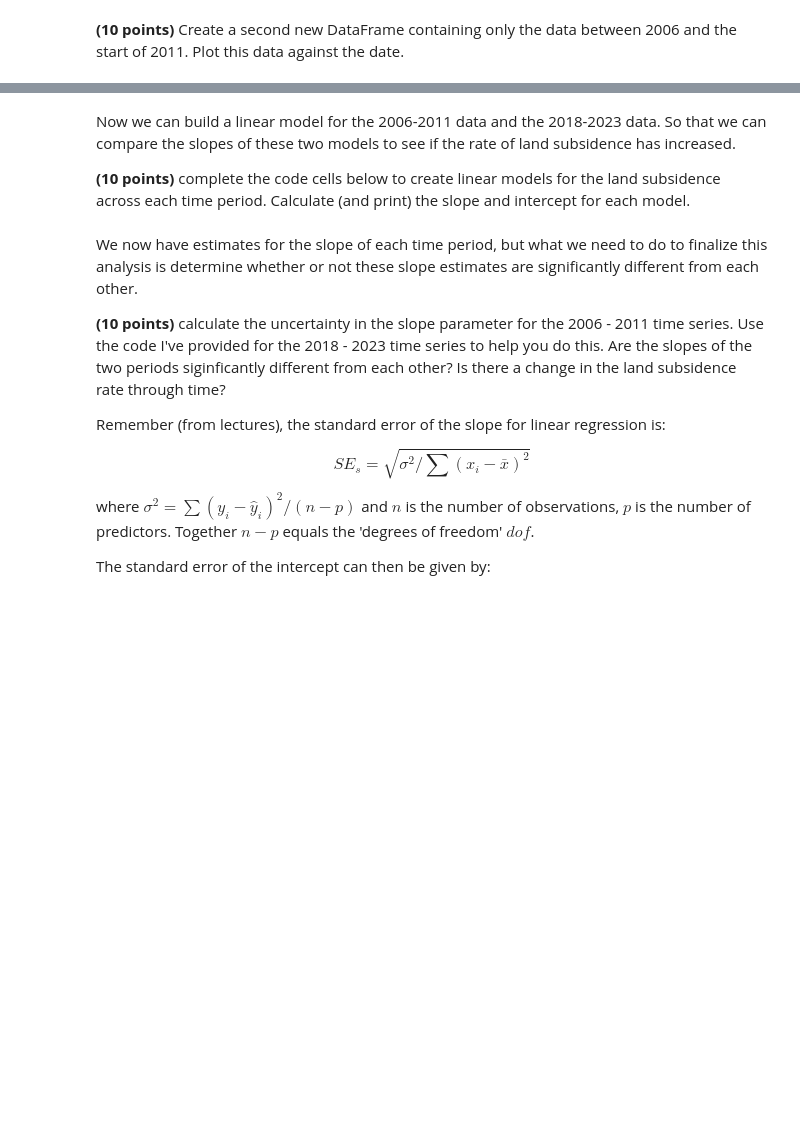
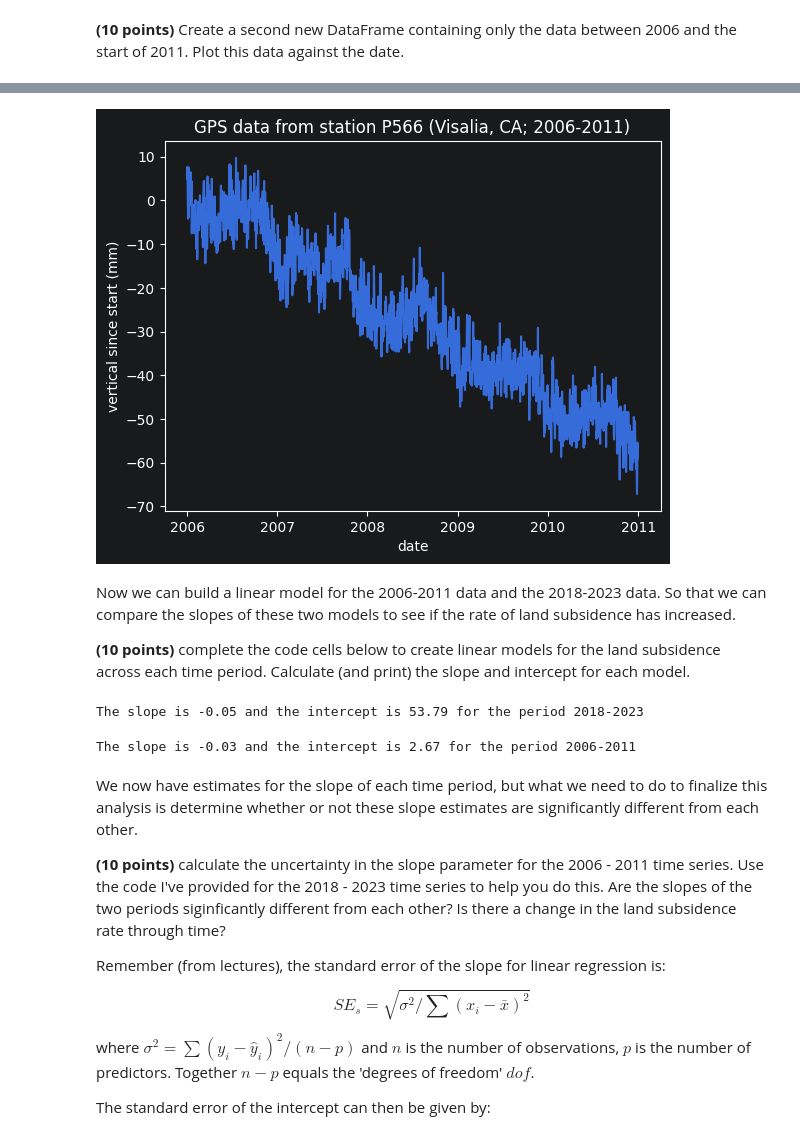
Before and after one commit to ItsukiKigoshi/EPS88_Gleeson, a Jupyter notebook: homework04.ipynb, the cells around one changed output, grey strips where cells are left out. Saved outputs shown, nothing was run; the diff lists cells and outputs as text; code cells hidden in the pictures; blank space fills up the shorter version.

```diff
--- a/homework04.ipynb
+++ b/homework04.ipynb
@@ -397,3 +430,5 @@ plt.show()
 **(10 points)** Create a second new DataFrame containing only the data between 2006 and the start of 2011. Plot this data against the date.
 # %%
 ## Let's do the same for the period 2006-2011
+P566_GPS_06_11 = P566_GPS_data[(P566_GPS_data['Date'] >= '2006-01-01') & (P566_GPS_data['Date'] < '2011-01-01')]
+P566_GPS_06_11.head()
@@ -400,21 +442,36 @@ plt.show()
+# %%
+plt.figure()
+plt.plot(P566_GPS_06_11['Date'],P566_GPS_06_11['Vertical (mm)'])
+plt.ylabel('vertical since start (mm)')
+plt.xlabel('date')
+plt.title('GPS data from station P566 (Visalia, CA; 2006-2011)')
+plt.show()
+# %% [output]
+[figure, added]
 # %% [markdown]
 Now we can build a linear model for the 2006-2011 data and the 2018-2023 data. So that we can compare the slopes of these two models to see if the rate of land subsidence has increased.
 
 **(10 points)** complete the code cells below to create linear models for the land subsidence across each time period. Calculate (and print) the slope and intercept for each model.
 # %%
 ## Define and fit a linear regression model using P566_GPS_18_23['days'] and P566_GPS_18_23['Vertical (mm)']
-model_18_23 =
+model_18_23 = LinearRegression()
+model_18_23.fit(P566_GPS_18_23[['days']], P566_GPS_18_23['Vertical (mm)'])
 
 ## Retrieve the slope and intercept from the model
-slop_18_23, intercept_18_23 =
+slop_18_23, intercept_18_23 = model_18_23.coef_[0], model_18_23.intercept_
 print(f'The slope is {slop_18_23:.2f} and the intercept is {intercept_18_23:.2f} for the period 2018-2023')
+# %% [output]
+The slope is -0.05 and the intercept is 53.79 for the period 2018-2023
 # %%
 ## Define and fit a linear regression model using P566_GPS_06_11['days'] and P566_GPS_06_11['Vertical (mm)']
-model_06_11 =
+model_06_11 = LinearRegression()
+model_06_11.fit(P566_GPS_06_11[['days']], P566_GPS_06_11['Vertical (mm)'])
 
 ## Retrieve the slope and intercept from the model
-slop_06_11, intercept_06_11 =
+slop_06_11, intercept_06_11 = model_06_11.coef_[0], model_06_11.intercept_
 print(f'The slope is {slop_06_11:.2f} and the intercept is {intercept_06_11:.2f} for the period 2006-2011')
+# %% [output]
+The slope is -0.03 and the intercept is 2.67 for the period 2006-2011
 # %% [markdown]
 We now have estimates for the slope of each time period, but what we need to do to finalize this analysis is determine whether or not these slope estimates are significantly different from each other.
 
```
Also changed, not shown: parts of 11 cells of this notebook.
